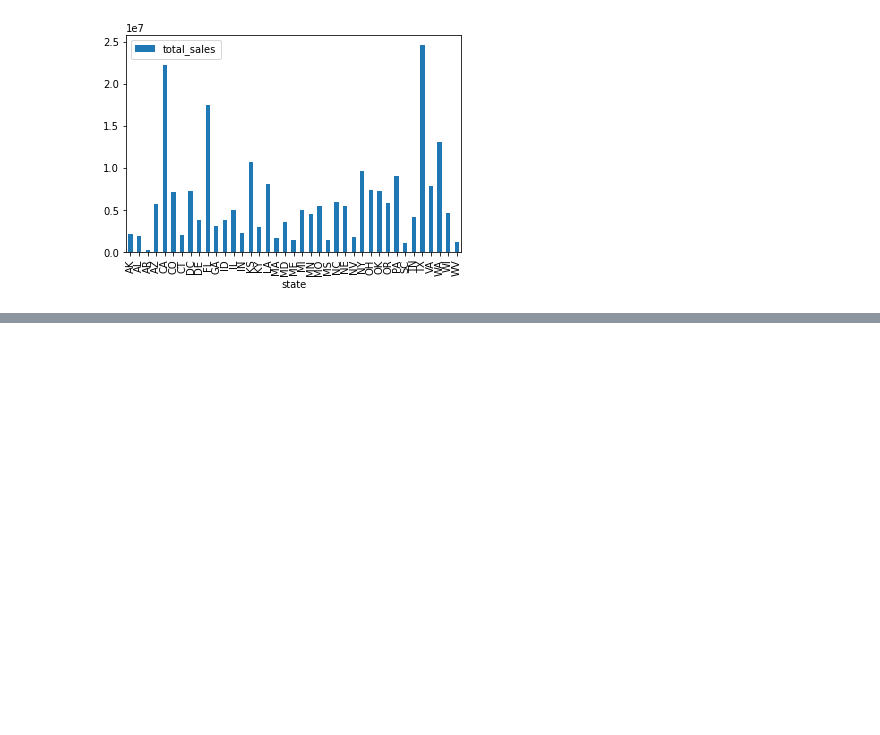
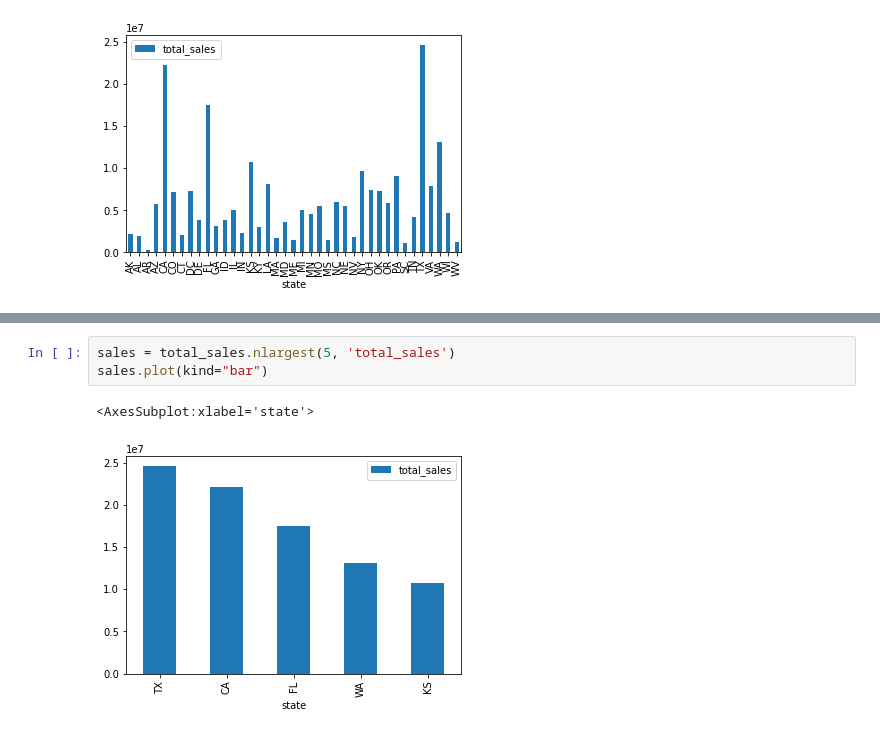
Before and after one commit to bthompson1000/consulting_visuals, a Jupyter notebook: notebooks/Brigette.ipynb, the cells around one changed output, grey strips where cells are left out. Saved outputs shown, nothing was run; the diff lists cells and outputs as text; blank space fills up the shorter version.

```diff
--- a/notebooks/Brigette.ipynb
+++ b/notebooks/Brigette.ipynb
@@ -236,0 +265,6 @@ AxesSubplot(0.125,0.125;0.775x0.755)
+# %%
+sales = total_sales.nlargest(5, 'total_sales')
+sales.plot(kind="bar")
+# %% [output]
+<AxesSubplot:xlabel='state'>
+[figure, added]
```
Also changed, not shown: parts of 2 cells of this notebook.
